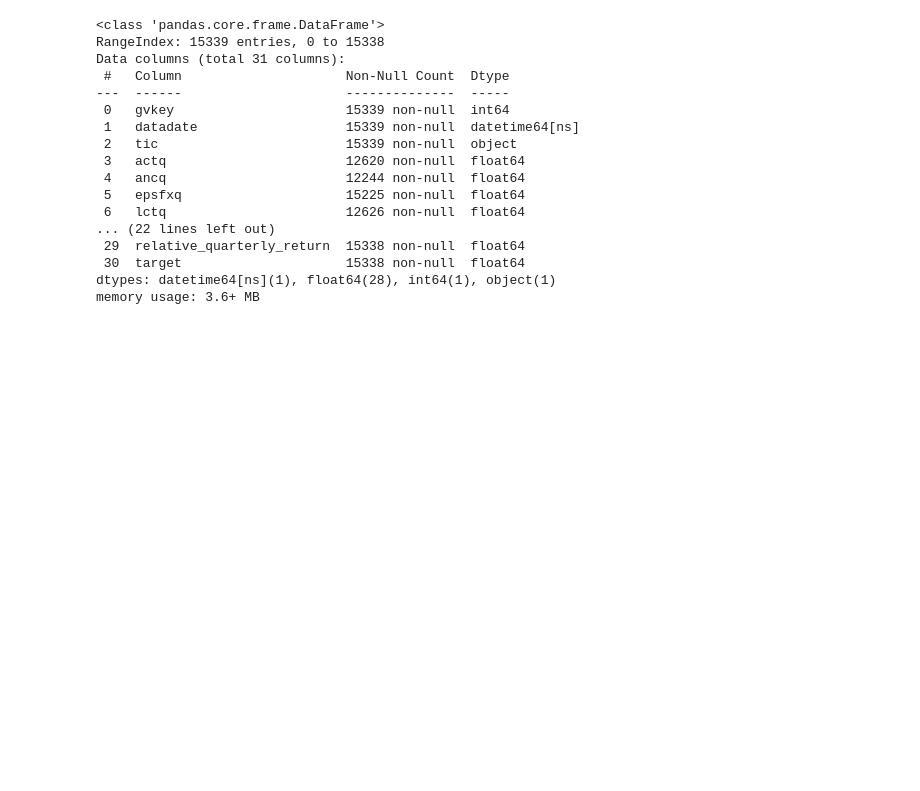
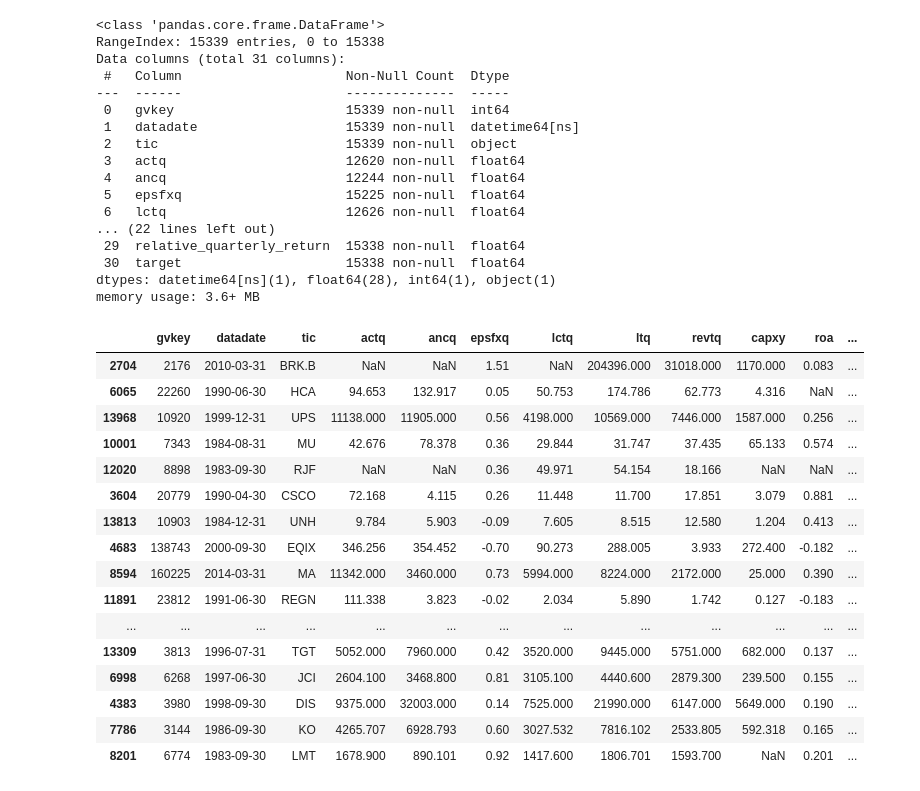
Before and after one commit to edocampione/4YP, a Jupyter notebook: scripts/process_data.ipynb, the cells around one changed output. Saved outputs shown, nothing was run; the diff lists cells and outputs as text; code cells hidden in the pictures; blank space fills up the shorter version.

```diff
--- a/scripts/process_data.ipynb
+++ b/scripts/process_data.ipynb
@@ -223,6 +251,28 @@ Data columns (total 31 columns):
  30  target                     15338 non-null  float64
 dtypes: datetime64[ns](1), float64(28), int64(1), object(1)
 memory usage: 3.6+ MB
+# %%
+df = df.sort_values(by=['relative_quarterly_return'])
+
+df.head(50)
+# %% [output]
+|  | gvkey | datadate | tic | actq | ancq | epsfxq | lctq | ltq | revtq | capxy | roa | ... |
+| 2704 | 2176 | 2010-03-31 | BRK.B | NaN | NaN | 1.51 | NaN | 204396.000 | 31018.000 | 1170.000 | 0.083 | ... |
+| 6065 | 22260 | 1990-06-30 | HCA | 94.653 | 132.917 | 0.05 | 50.753 | 174.786 | 62.773 | 4.316 | NaN | ... |
+| 13968 | 10920 | 1999-12-31 | UPS | 11138.000 | 11905.000 | 0.56 | 4198.000 | 10569.000 | 7446.000 | 1587.000 | 0.256 | ... |
+| 10001 | 7343 | 1984-08-31 | MU | 42.676 | 78.378 | 0.36 | 29.844 | 31.747 | 37.435 | 65.133 | 0.574 | ... |
+| 12020 | 8898 | 1983-09-30 | RJF | NaN | NaN | 0.36 | 49.971 | 54.154 | 18.166 | NaN | NaN | ... |
+| 3604 | 20779 | 1990-04-30 | CSCO | 72.168 | 4.115 | 0.26 | 11.448 | 11.700 | 17.851 | 3.079 | 0.881 | ... |
+| 13813 | 10903 | 1984-12-31 | UNH | 9.784 | 5.903 | -0.09 | 7.605 | 8.515 | 12.580 | 1.204 | 0.413 | ... |
+| 4683 | 138743 | 2000-09-30 | EQIX | 346.256 | 354.452 | -0.70 | 90.273 | 288.005 | 3.933 | 272.400 | -0.182 | ... |
+| 8594 | 160225 | 2014-03-31 | MA | 11342.000 | 3460.000 | 0.73 | 5994.000 | 8224.000 | 2172.000 | 25.000 | 0.390 | ... |
+| 11891 | 23812 | 1991-06-30 | REGN | 111.338 | 3.823 | -0.02 | 2.034 | 5.890 | 1.742 | 0.127 | -0.183 | ... |
+| ... | ... | ... | ... | ... | ... | ... | ... | ... | ... | ... | ... | ... |
+| 13309 | 3813 | 1996-07-31 | TGT | 5052.000 | 7960.000 | 0.42 | 3520.000 | 9445.000 | 5751.000 | 682.000 | 0.137 | ... |
+| 6998 | 6268 | 1997-06-30 | JCI | 2604.100 | 3468.800 | 0.81 | 3105.100 | 4440.600 | 2879.300 | 239.500 | 0.155 | ... |
+| 4383 | 3980 | 1998-09-30 | DIS | 9375.000 | 32003.000 | 0.14 | 7525.000 | 21990.000 | 6147.000 | 5649.000 | 0.190 | ... |
+| 7786 | 3144 | 1986-09-30 | KO | 4265.707 | 6928.793 | 0.60 | 3027.532 | 7816.102 | 2533.805 | 592.318 | 0.165 | ... |
+| 8201 | 6774 | 1983-09-30 | LMT | 1678.900 | 890.101 | 0.92 | 1417.600 | 1806.701 | 1593.700 | NaN | 0.201 | ... |
 # %%
 # Save DataFrame to CSV file
 df.to_csv('processed_data.csv', index=False)  # Set index=False to exclude the index column
```
Also changed, not shown: parts of 3 cells of this notebook, 2 other files.
